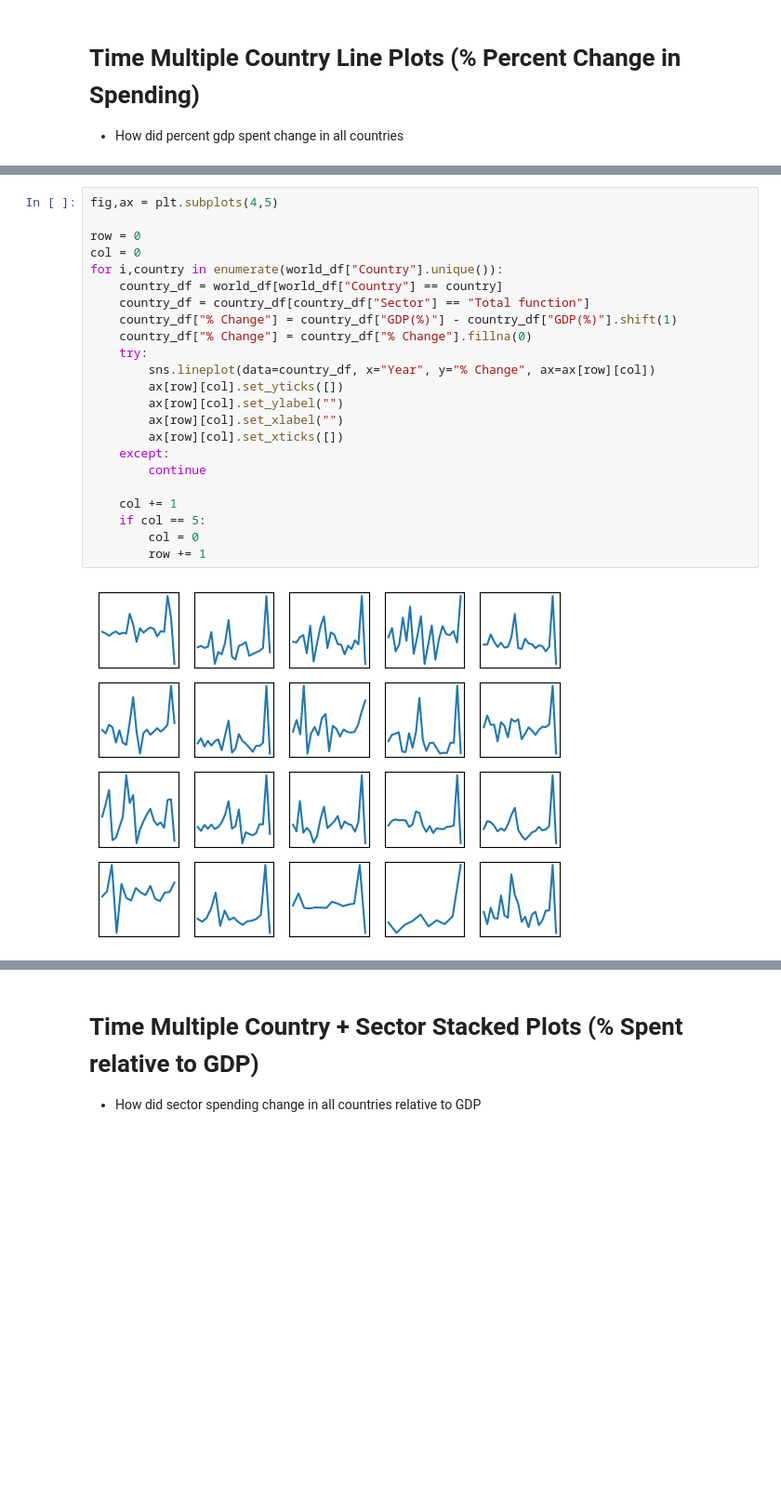
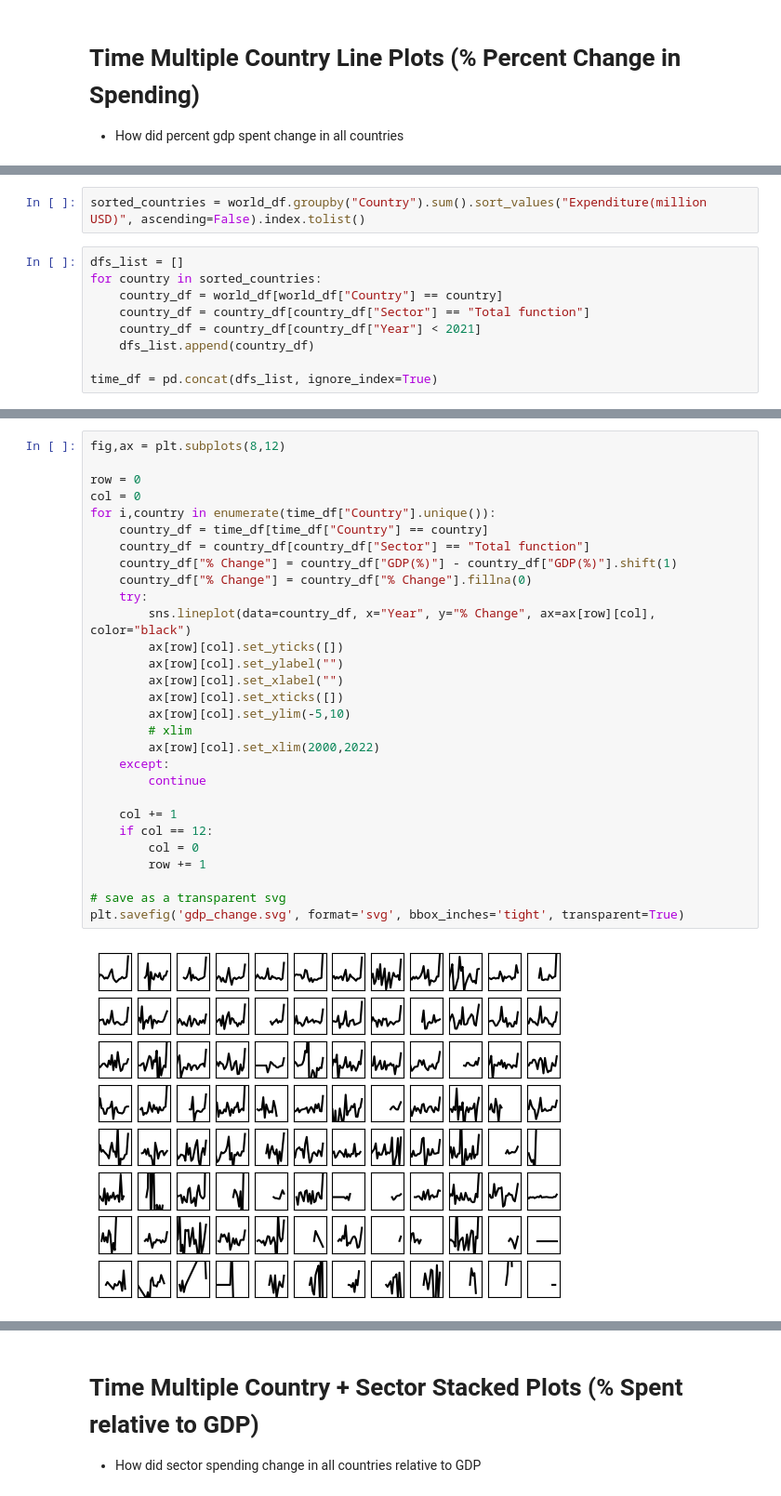
Before and after one commit to You-Gao/Kaggle, a Jupyter notebook: Exploratory Data Analysis/World Government EDA/visualization.ipynb, the cells around one changed output, grey strips where cells are left out. Shown at 93% size. Cells and saved outputs as stored; diff of their text form; blank space fills up the shorter version.

Commit message:
world expenditure works

```diff
--- a/Exploratory Data Analysis/World Government EDA/visualization.ipynb
+++ b/Exploratory Data Analysis/World Government EDA/visualization.ipynb
@@ -429,3 +518,14 @@ world_df[world_df["Country"] == "Australia"]
+# %%
+sorted_countries = world_df.groupby("Country").sum().sort_values("Expenditure(million USD)", ascending=False).index.tolist()
+# %%
+dfs_list = []
+for country in sorted_countries:
+    country_df = world_df[world_df["Country"] == country]
+    country_df = country_df[country_df["Sector"] == "Total function"]
+    country_df = country_df[country_df["Year"] < 2021]
+    dfs_list.append(country_df)
+
+time_df = pd.concat(dfs_list, ignore_index=True)
 # %%
 len(world_df["Country"].unique())
 # %% [output]
@@ -433,25 +533,31 @@ len(world_df["Country"].unique())
 # %%
-fig,ax = plt.subplots(4,5)
+fig,ax = plt.subplots(8,12)
 
 row = 0
 col = 0
-for i,country in enumerate(world_df["Country"].unique()):
-    country_df = world_df[world_df["Country"] == country]
+for i,country in enumerate(time_df["Country"].unique()):
+    country_df = time_df[time_df["Country"] == country]
     country_df = country_df[country_df["Sector"] == "Total function"]
     country_df["% Change"] = country_df["GDP(%)"] - country_df["GDP(%)"].shift(1)
     country_df["% Change"] = country_df["% Change"].fillna(0)
     try:
-        sns.lineplot(data=country_df, x="Year", y="% Change", ax=ax[row][col])
+        sns.lineplot(data=country_df, x="Year", y="% Change", ax=ax[row][col], color="black")
         ax[row][col].set_yticks([])
         ax[row][col].set_ylabel("")
         ax[row][col].set_xlabel("")
         ax[row][col].set_xticks([])
+        ax[row][col].set_ylim(-5,10)
+        # xlim
+        ax[row][col].set_xlim(2000,2022)
     except:
         continue
 
     col += 1
-    if col == 5:
+    if col == 12:
         col = 0
         row += 1
+
+# save as a transparent svg
+plt.savefig('gdp_change.svg', format='svg', bbox_inches='tight', transparent=True)
 # %% [output]
-[figure, old version]
+[figure, new version]
```
Also changed, not shown: parts of 7 cells of this notebook, 4 other files.
